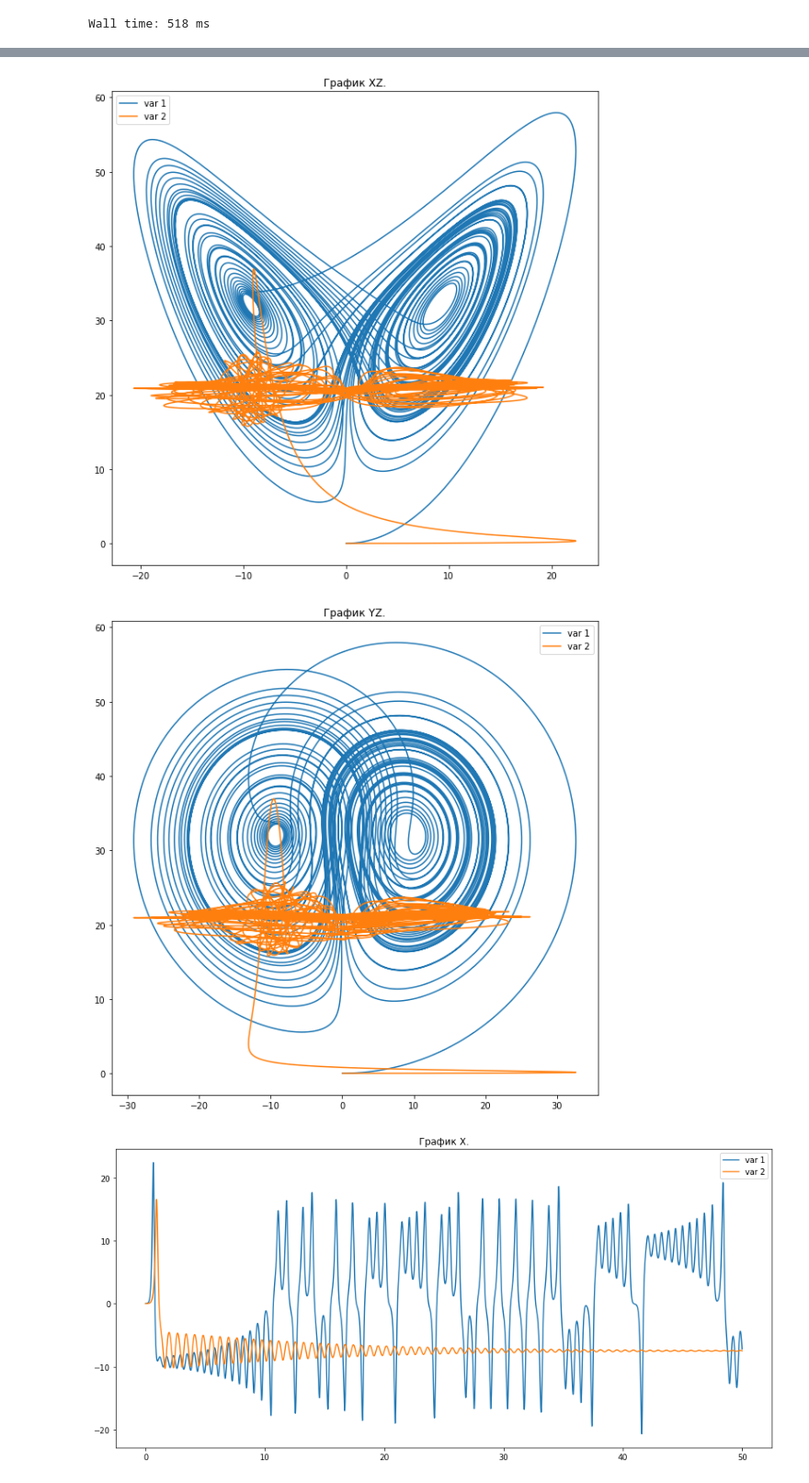
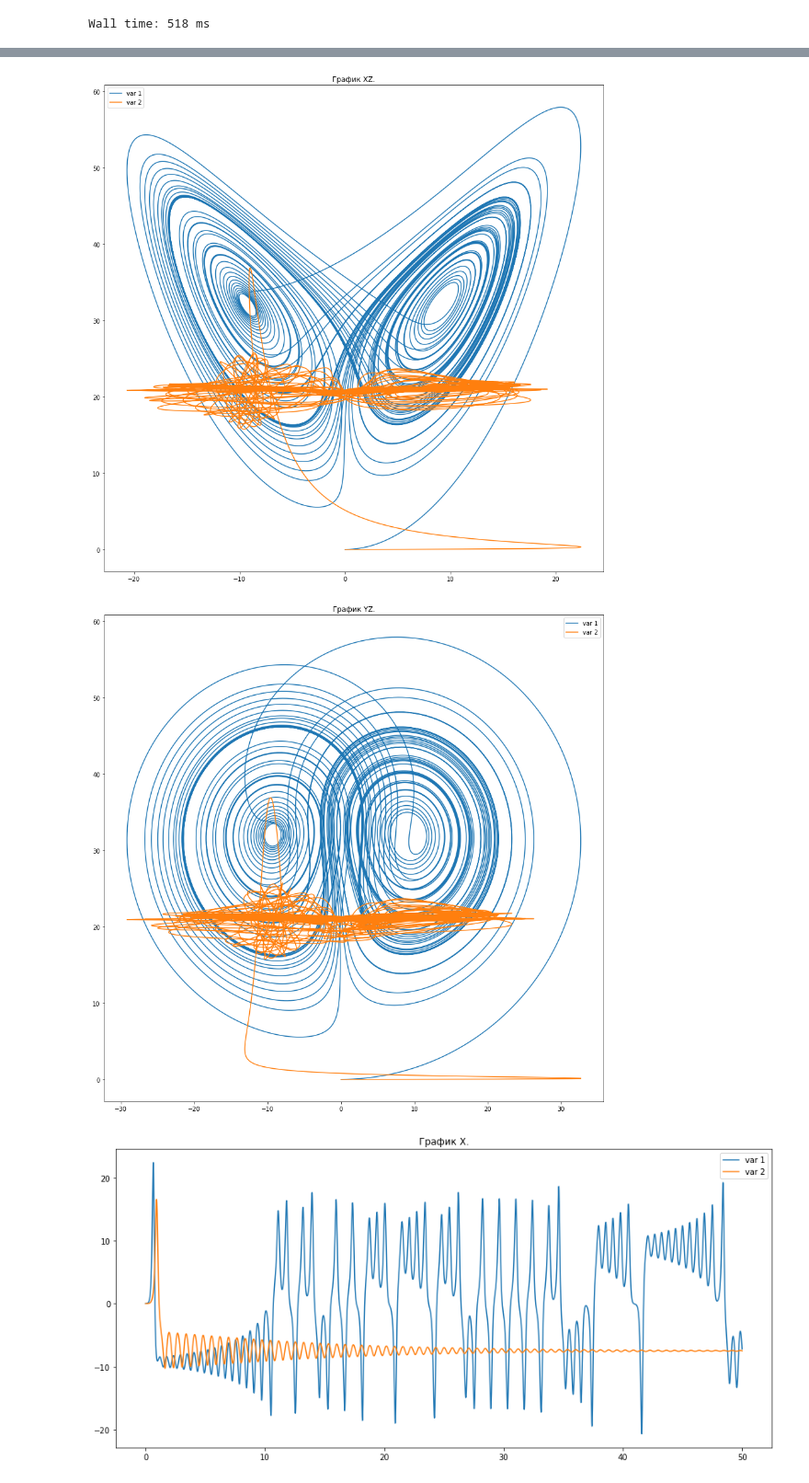
Before and after one commit to paantya/exoplanet-2017, a Jupyter notebook: sok_orb.ipynb, the cells around one changed output, grey strips where cells are left out. Shown at 92% size. Saved outputs shown, nothing was run; the diff lists cells and outputs as text; code cells hidden in the pictures.

```diff
--- a/sok_orb.ipynb
+++ b/sok_orb.ipynb
@@ -84,21 +84,21 @@ plt.legend(('var 1', 'var 2'));
 # %%
-plt.figure(figsize=(10,10))
+plt.figure(figsize=(15,15))
 
 plt.title('График XZ.'.format())
 plt.plot([i[0] for i in result1] ,[i[2] for i in result1], label="var 1");
 plt.plot([i[0] for i in result1] ,[i[2] for i in result2], label="var 2",);
 plt.legend(('var 1', 'var 2'));
 # %% [output]
-[figure, old version]
+[figure, new version]
 # %%
-plt.figure(figsize=(10,10))
+plt.figure(figsize=(15,15))
 
 plt.title('График YZ.'.format())
 plt.plot([i[1] for i in result1] ,[i[2] for i in result1], label="var 1");
 plt.plot([i[1] for i in result1] ,[i[2] for i in result2], label="var 2",);
 plt.legend(('var 1', 'var 2'));
 # %% [output]
-[figure, old version]
+[figure, new version]
 # %%
 plt.figure(figsize=(15,7))
 
```
Also changed, not shown: parts of 1 cell of this notebook.
